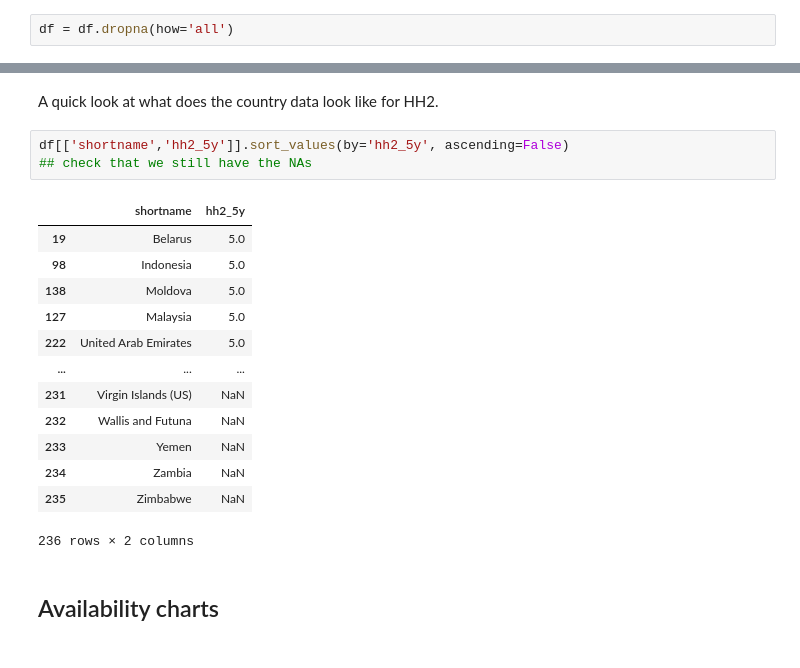
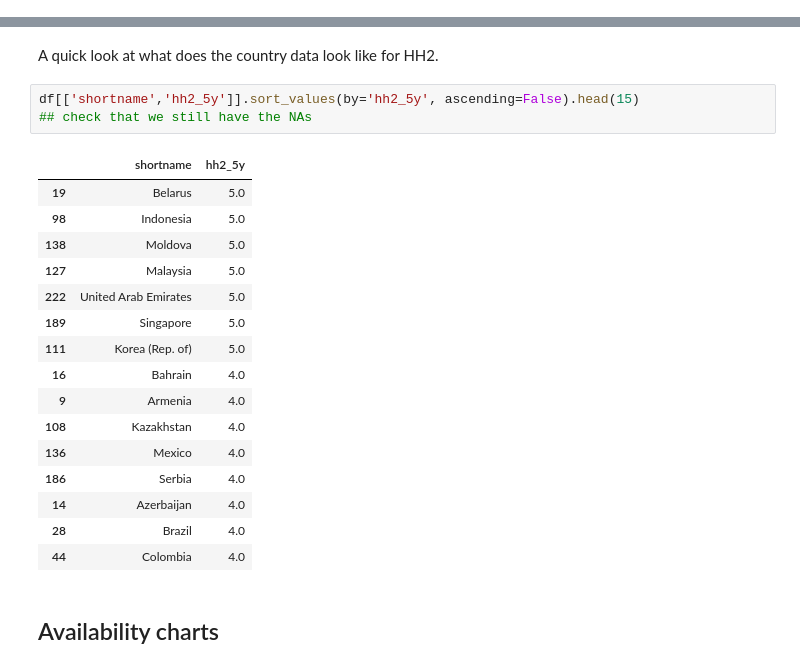
Before and after one commit to dianakorka/statistical_capacity, a Jupyter notebook: HH_capacity_index_rev_2026.ipynb, the cells around one changed output, grey strips where cells are left out. Cells and saved outputs as stored; diff of their text form.

```diff
--- a/HH_capacity_index_rev_2026.ipynb
+++ b/HH_capacity_index_rev_2026.ipynb
@@ -329,6 +317,4 @@ Index(['shortname', 'regionname', 'countrytype', 'itumember', 'ldc', 'lldc',
        'timeliness_hh18', 'timeliness_hh19', 'timeliness_hh20',
        'timeliness_hh21', 'timeliness_hh22', 'timeliness_hh23', 'country'],
       dtype='object')
-# %%
-df = df.dropna(how='all')
 # %%
@@ -432,22 +419,25 @@ dtype: int64
 # %% [markdown]
 A quick look at what does the country data look like for HH2.
 # %%
-df[['shortname','hh2_5y']].sort_values(by='hh2_5y', ascending=False)
+df[['shortname','hh2_5y']].sort_values(by='hh2_5y', ascending=False).head(15)
 ## check that we still have the NAs
 # %% [output]
 |  | shortname | hh2_5y |
 | 19 | Belarus | 5.0 |
 | 98 | Indonesia | 5.0 |
 | 138 | Moldova | 5.0 |
 | 127 | Malaysia | 5.0 |
 | 222 | United Arab Emirates | 5.0 |
-| ... | ... | ... |
-| 231 | Virgin Islands (US) | NaN |
-| 232 | Wallis and Futuna | NaN |
-| 233 | Yemen | NaN |
-| 234 | Zambia | NaN |
-| 235 | Zimbabwe | NaN |
+| 189 | Singapore | 5.0 |
+| 111 | Korea (Rep. of) | 5.0 |
+| 16 | Bahrain | 4.0 |
+| 9 | Armenia | 4.0 |
+| 108 | Kazakhstan | 4.0 |
+| 136 | Mexico | 4.0 |
+| 186 | Serbia | 4.0 |
+| 14 | Azerbaijan | 4.0 |
+| 28 | Brazil | 4.0 |
+| 44 | Colombia | 4.0 |
-236 rows × 2 columns
 # %% [markdown]
 ## Availability charts
 # %%
```
Also changed, not shown: parts of 44 cells of this notebook.
